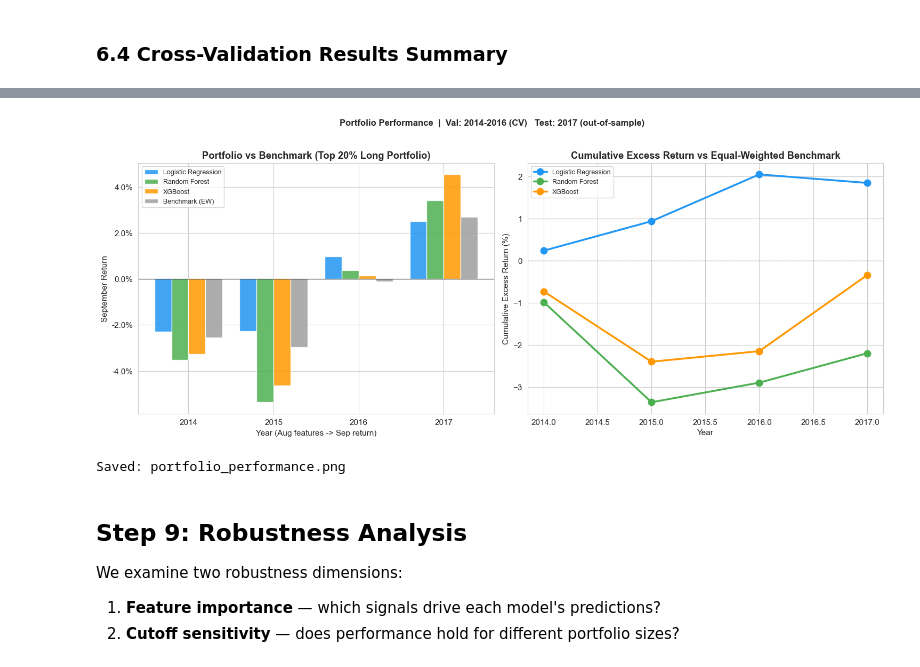
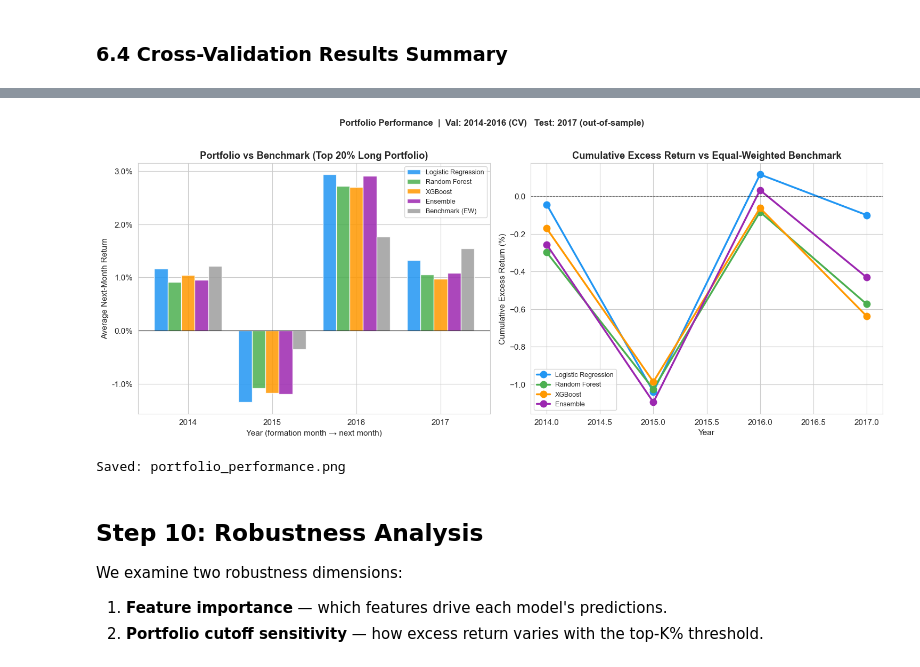
Before and after one commit to liuchy-jr/SP500-Equity-Selection-Using-ML, a Jupyter notebook: sp500_ml_project.ipynb, the cells around one changed output, grey strips where cells are left out. Drawn from its saved outputs; the diff is of its cells as text; code cells hidden in the pictures.

```diff
--- a/sp500_ml_project.ipynb
+++ b/sp500_ml_project.ipynb
@@ -494,23 +577,23 @@ def get_split(df, train_years, val_year):
     va = df[df['year'] == val_year]
     return (
         tr[FEATURE_COLS].values,
-        tr['Sep_Return'].values,
+        tr['Next_Return'].values,
         tr['Binary_Target'].values,
         va[FEATURE_COLS].values,
-        va['Sep_Return'].values,
+        va['Next_Return'].values,
         va['Binary_Target'].values,
         va.reset_index(drop=True),
     )
 
 
 print('Expanding-window CV structure:')
-print('-' * 60)
+print('-' * 65)
 for train_yrs, val_yr in CV_FOLDS:
     n_tr = len(features_df[features_df['year'].isin(train_yrs)])
     n_va = len(features_df[features_df['year'] == val_yr])
-    print(f'  Train: {train_yrs}  ({n_tr} obs)  ->  Val: {val_yr}  ({n_va} obs)')
+    print(f'  Train: {train_yrs}  ({n_tr:,} obs)  ->  Val: {val_yr}  ({n_va:,} obs)')
 n_te = len(features_df[features_df['year'] == TEST_YEAR])
-print(f'  Final test: {TEST_YEAR}  ({n_te} obs)')
-print('-' * 60)
+print(f'  Final test: {TEST_YEAR}  ({n_te:,} obs)')
+print('-' * 65)
 # %% [output]
 Expanding-window CV structure:
@@ -588,8 +674,11 @@ for train_yrs, val_yr in CV_FOLDS:
     acc = accuracy_score(y_va_c, pred)
     auc = roc_auc_score(y_va_c, prob)
     lr_cv_results.append({'val_year': val_yr, 'accuracy': acc, 'auc': auc})
+    # Store probability scores, actual next-month returns, and ym for month-by-month portfolio
     lr_val_preds[val_yr] = {'tickers': va_df['ticker'].values,
-                            'score': prob, 'actual': y_va_r}
+                            'score':   prob,
+                            'actual':  y_va_r,
+                            'ym':      va_df['ym'].values}
     print(f'  Val {val_yr}:  Accuracy = {acc:.4f}  |  AUC = {auc:.4f}')
 
 lr_cv_df = pd.DataFrame(lr_cv_results)
@@ -1026,13 +1208,14 @@ Logistic Regression:
 # %%
-# Portfolio performance visualization
-n_models = len(models_portfolio)
+n_models   = len(models_portfolio)
+bar_colors = ['#2196F3', '#4CAF50', '#FF9800', '#9C27B0', '#607D8B']
+bench_color = '#9E9E9E'
+
 fig, axes = plt.subplots(1, 2, figsize=(15, 6))
 
-# --- Bar chart: portfolio vs benchmark by year ---
+# --- Bar chart: portfolio return vs benchmark by year ---
 ax = axes[0]
-x = np.arange(len(ALL_EVAL_YEARS))
+x     = np.arange(len(ALL_EVAL_YEARS))
 width = 0.8 / (n_models + 1)
-bar_colors = ['#2196F3', '#4CAF50', '#FF9800', '#9E9E9E']
 
 for i, (model_name, preds_dict) in enumerate(models_portfolio):
     rdf = portfolio_results[model_name]
@@ -1041,48 +1224,48 @@ for i, (model_name, preds_dict) in enumerate(models_portfolio):
     ax.bar(x + i * width, port_rets, width, label=model_name,
            color=bar_colors[i], alpha=0.85)
 
-# Benchmark (use LR's benchmark, same for all models)
-rdf0 = portfolio_results['Logistic Regression']
+# Benchmark
+rdf0      = portfolio_results['Logistic Regression']
 bench_rets = [rdf0.loc[rdf0['year'] == y, 'benchmark'].values[0]
               if y in rdf0['year'].values else np.nan for y in ALL_EVAL_YEARS]
 ax.bar(x + n_models * width, bench_rets, width, label='Benchmark (EW)',
-       color=bar_colors[-1], alpha=0.85)
+       color=bench_color, alpha=0.85)
 
 ax.axhline(0, color='black', linewidth=0.8)
 ax.set_xticks(x + (n_models / 2) * width)
 ax.set_xticklabels(ALL_EVAL_YEARS)
-ax.set_xlabel('Year (Aug features -> Sep return)')
-ax.set_ylabel('September Return')
+ax.set_xlabel('Year (formation month → next month)')
+ax.set_ylabel('Average Next-Month Return')
 ax.set_title('Portfolio vs Benchmark (Top 20% Long Portfolio)', fontweight='bold')
 ax.yaxis.set_major_formatter(plt.FuncFormatter(lambda v, _: f'{v:.1%}'))
 ax.legend(fontsize=9)
 
 # --- Cumulative excess return ---
 ax = axes[1]
 for (model_name, _), color in zip(models_portfolio, bar_colors):
-    rdf = portfolio_results[model_name]
+    rdf     = portfolio_results[model_name]
     cum_exc = (1 + rdf['excess']).cumprod() - 1
     ax.plot(rdf['year'], cum_exc * 100, 'o-', label=model_name,
             color=color, linewidth=2.5, markersize=9)
 ax.axhline(0, color='black', linewidth=0.8, linestyle='--', alpha=0.5)
 ax.set_xlabel('Year')
 ax.set_ylabel('Cumulative Excess Return (%)')
 ax.set_title('Cumulative Excess Return vs Equal-Weighted Benchmark', fontweight='bold')
 ax.legend(fontsize=9)
 
 plt.suptitle('Portfolio Performance  |  Val: 2014-2016 (CV)   Test: 2017 (out-of-sample)',
              fontsize=12, fontweight='bold', y=1.02)
 plt.tight_layout()
 plt.savefig('portfolio_performance.png', bbox_inches='tight')
 plt.show()
 print('Saved: portfolio_performance.png')
 # %% [output]
-[figure, old version]
+[figure, new version]
 Saved: portfolio_performance.png
 # %% [markdown]
-## Step 9: Robustness Analysis
+## Step 10: Robustness Analysis
 
 We examine two robustness dimensions:
-1. **Feature importance** — which signals drive each model's predictions?
-2. **Cutoff sensitivity** — does performance hold for different portfolio sizes?
+1. **Feature importance** — which features drive each model's predictions.
+2. **Portfolio cutoff sensitivity** — how excess return varies with the top-K% threshold.
 # %%
```
Also changed, not shown: parts of 45 cells of this notebook.
